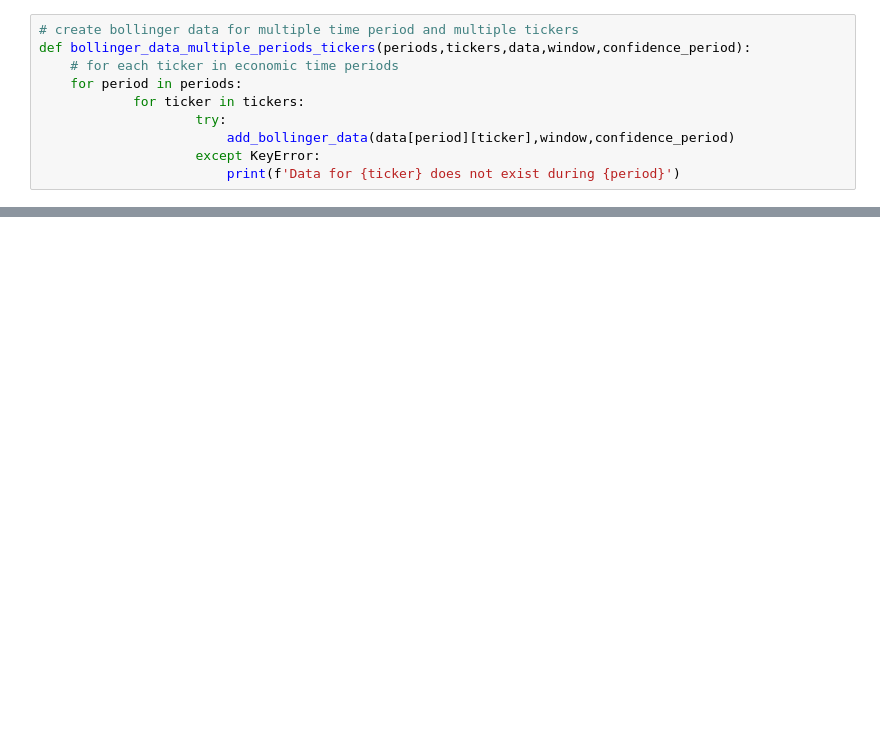
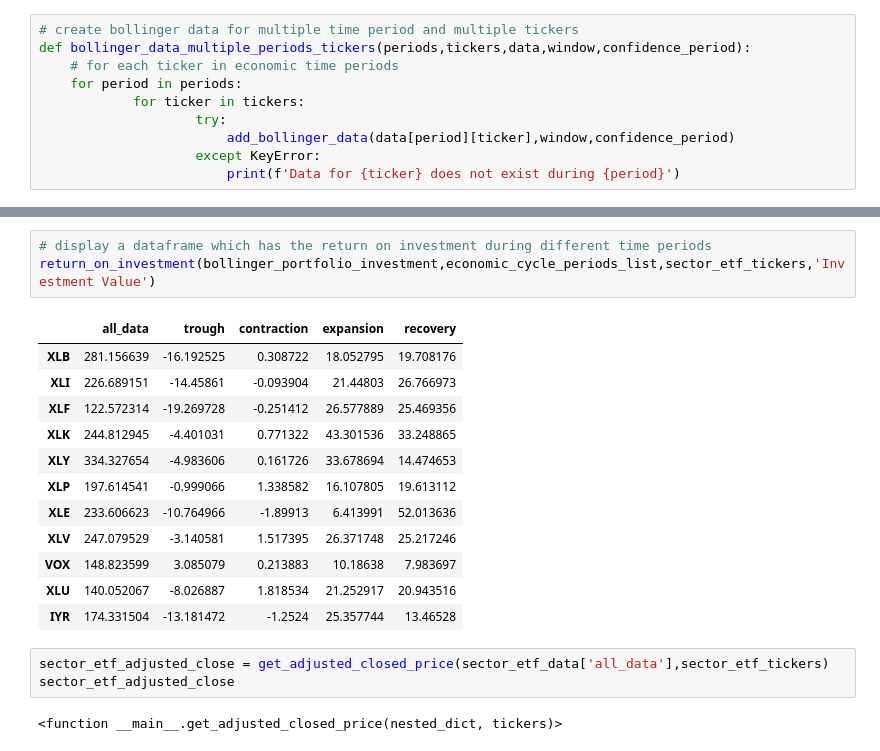
Before and after one commit to bennicholson2/Enhancing-Technical-Analysis-with-Data-Science, a Jupyter notebook: bollinger_bands.ipynb, the cells around one changed output, grey strips where cells are left out. Saved outputs shown, nothing was run; the diff lists cells and outputs as text; blank space fills up the shorter version.

```diff
--- a/bollinger_bands.ipynb
+++ b/bollinger_bands.ipynb
@@ -198,0 +377,21 @@ plt.plot(boll_data['Adj Close'])
+# %%
+# display a dataframe which has the return on investment during different time periods
+return_on_investment(bollinger_portfolio_investment,economic_cycle_periods_list,sector_etf_tickers,'Investment Value')
+# %% [output]
+|  | all_data | trough | contraction | expansion | recovery |
+| XLB | 281.156639 | -16.192525 | 0.308722 | 18.052795 | 19.708176 |
+| XLI | 226.689151 | -14.45861 | -0.093904 | 21.44803 | 26.766973 |
+| XLF | 122.572314 | -19.269728 | -0.251412 | 26.577889 | 25.469356 |
+| XLK | 244.812945 | -4.401031 | 0.771322 | 43.301536 | 33.248865 |
+| XLY | 334.327654 | -4.983606 | 0.161726 | 33.678694 | 14.474653 |
+| XLP | 197.614541 | -0.999066 | 1.338582 | 16.107805 | 19.613112 |
+| XLE | 233.606623 | -10.764966 | -1.89913 | 6.413991 | 52.013636 |
+| XLV | 247.079529 | -3.140581 | 1.517395 | 26.371748 | 25.217246 |
+| VOX | 148.823599 | 3.085079 | 0.213883 | 10.18638 | 7.983697 |
+| XLU | 140.052067 | -8.026887 | 1.818534 | 21.252917 | 20.943516 |
+| IYR | 174.331504 | -13.181472 | -1.2524 | 25.357744 | 13.46528 |
+# %%
+sector_etf_adjusted_close = get_adjusted_closed_price(sector_etf_data['all_data'],sector_etf_tickers)
+sector_etf_adjusted_close
+# %% [output]
+<function __main__.get_adjusted_closed_price(nested_dict, tickers)>
```
Also changed, not shown: parts of 34 cells of this notebook.
